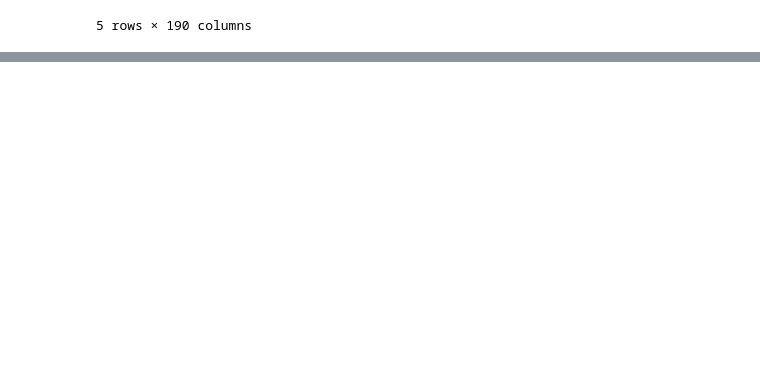
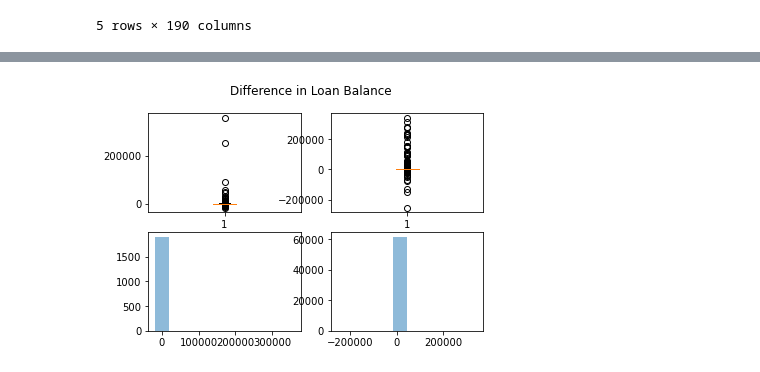
Before and after one commit to alejandramendezb/ADA, a Jupyter notebook: assignment_1/DataPreprocessing.ipynb, the cells around one changed output, grey strips where cells are left out. Drawn from its saved outputs; the diff is of its cells as text; code cells hidden in the pictures; blank space fills up the shorter version.

```diff
--- a/assignment_1/DataPreprocessing.ipynb
+++ b/assignment_1/DataPreprocessing.ipynb
@@ -267,6 +439,8 @@ full_df["customer_children_clean_2"]  = full_df['customer_children_2'].apply(cle
 full_df["customer_children_clean_3"]  = full_df['customer_children_3'].apply(clean_children)
 
 full_df['customer_children_seq'] = full_df.filter(regex="^customer_children_clean_[0-9]").apply(lambda x: ''.join(x.astype(str)), axis=1)
+full_df['customer_children_cat'] = full_df.filter(regex="^customer_children_clean_[0-9]").apply(lambda x:x.max(), axis=1)
 
 full_df['customer_children_seq'].value_counts()
+full_df['customer_children_cat'].value_counts()
 # %% [output]
@@ -307,6 +468,8 @@ full_df["customer_relationship_clean_2"]  = full_df['customer_relationship_2'].a
 full_df["customer_relationship_clean_3"]  = full_df['customer_relationship_3'].apply(clean_children)
 
 full_df['customer_relationship_seq'] = full_df.filter(regex="^customer_relationship_clean_[0-9]").apply(lambda x: ''.join(x.astype(str)), axis=1)
+full_df['customer_relationship_cat'] = full_df.filter(regex="^customer_relationship_clean_[0-9]").apply(lambda x:x.max(), axis=1)
 
 full_df['customer_relationship_seq'].value_counts()
+full_df['customer_relationship_cat'].value_counts()
 # %% [output]
@@ -330,0 +493,9 @@ full_df.head()
+# %%
+fig, ax = plt.subplots(2, 2)
+fig.suptitle('Difference in Loan Balance')
+ax[0,0].boxplot(full_df[(full_df['target'] == 1)]['bal_loan_diff']);
+ax[0,1].boxplot(full_df[full_df['target'] == 0]['bal_loan_diff']);
+ax[1,0].hist('bal_loan_diff', data=full_df[full_df['target'] == 1], alpha=0.5, label='0');
+ax[1,1].hist('bal_loan_diff', data=full_df[full_df['target'] == 0], alpha=0.5, label='0');
+# %% [output]
+[figure, added]
```
Also changed, not shown: parts of 37 cells of this notebook, 1 other file.
